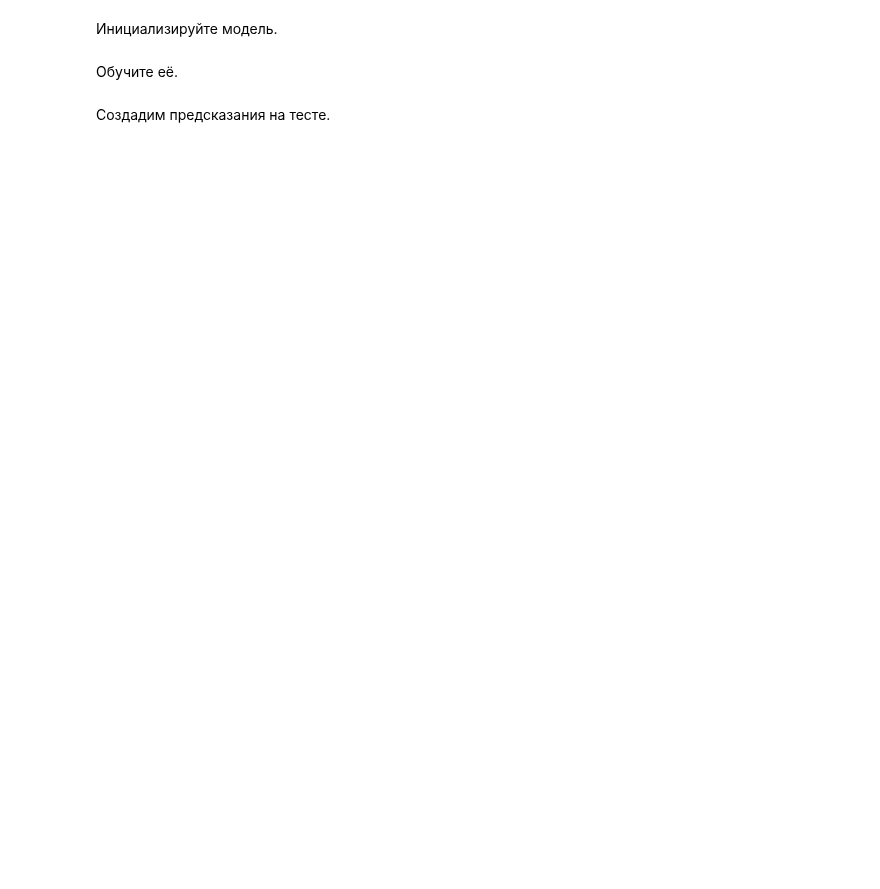
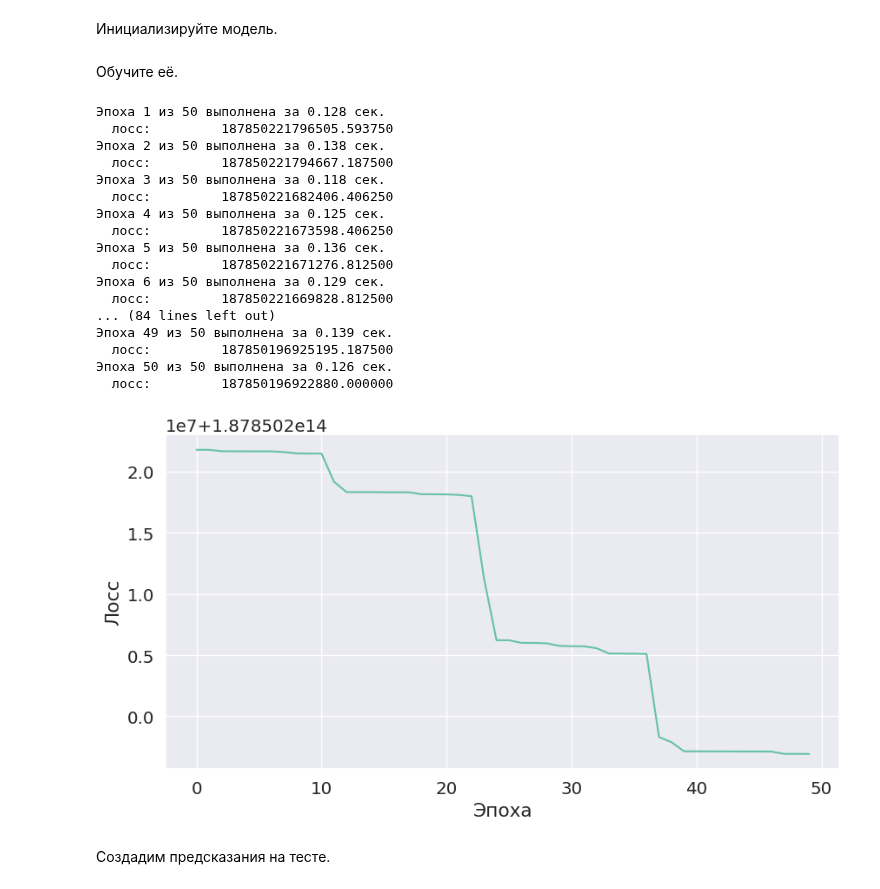
Before and after one commit to NMashalov/2023_OpenMipt_course, a Jupyter notebook: lesson5/ДЗ_5.ipynb, the cells around one changed output. Cells and saved outputs as stored; diff of their text form; code cells hidden in the pictures; blank space fills up the shorter version.

```diff
--- a/lesson5/ДЗ_5.ipynb
+++ b/lesson5/ДЗ_5.ipynb
@@ -409,8 +396,8 @@ plot_results(train_bio, test_bio)
 # %% [markdown]
 Зададим длину подпоследовательности, размер батча, девайс.
 # %%
-timesteps = <...>
-batch_size = <...>
+timesteps = 8
+batch_size = 16
 
 device = "cuda" if torch.cuda.is_available() else "cpu"
 device
@@ -418,3 +405,20 @@ device
 'cpu'
 # %% [markdown]
 Преобразуйте к датасету с помощью нашего класса и сделайте генератор батчей.
+# %%
+class TSDataset(torch.utils.data.Dataset):
+    def __init__(self, data, timesteps):
+        self.data = data.copy()
+        self.timesteps = timesteps
+        self.target_columns = self.data.columns
+        # self.data['month'] = self.data.index.month
+        # self.data['year'] = self.data.index.year
+
+    def __len__(self):
+        return len(self.data)-self.timesteps # количество подпоследовательностей заданной длины
+
+    def __getitem__(self, index):
+        return (self.data.iloc[index:index+self.timesteps].values, self.data.iloc[index+self.timesteps][self.target_columns].values) # верните X и y
+# %%
+train_data = TSDataset(train_bio,timesteps)
+test_data = TSDataset(test_bio,timesteps=1)
@@ -421,6 +429,47 @@ device
 # %% [markdown]
 Инициализируйте модель.
+# %%
+model = LSTM(
+    3,
+    3,
+    hidden_size=8,
+    num_lstm_layers=1,
+    use_pool=True)
 # %% [markdown]
 Обучите её.
+# %%
+from torch.utils.data import DataLoader
+criterion = nn.MSELoss()
+optimizer = torch.optim.Adam(model.parameters(),lr=1e-3)
+train_batch_gen = DataLoader(train_data,batch_size=batch_size)
+
+
+model,_ = train_ts_model(
+    model,
+    criterion,
+    optimizer,
+    train_batch_gen,
+    num_epochs=50,
+    device=device
+)
+# %% [output]
+Эпоха 1 из 50 выполнена за 0.128 сек.
+  лосс:         187850221796505.593750
+Эпоха 2 из 50 выполнена за 0.138 сек.
+  лосс:         187850221794667.187500
+Эпоха 3 из 50 выполнена за 0.118 сек.
+  лосс:         187850221682406.406250
+Эпоха 4 из 50 выполнена за 0.125 сек.
+  лосс:         187850221673598.406250
+Эпоха 5 из 50 выполнена за 0.136 сек.
+  лосс:         187850221671276.812500
+Эпоха 6 из 50 выполнена за 0.129 сек.
+  лосс:         187850221669828.812500
+... (84 lines left out)
+Эпоха 49 из 50 выполнена за 0.139 сек.
+  лосс:         187850196925195.187500
+Эпоха 50 из 50 выполнена за 0.126 сек.
+  лосс:         187850196922880.000000
+[figure, added]
 # %% [markdown]
 Создадим предсказания на тесте.
```
Also changed, not shown: parts of 12 cells of this notebook.
